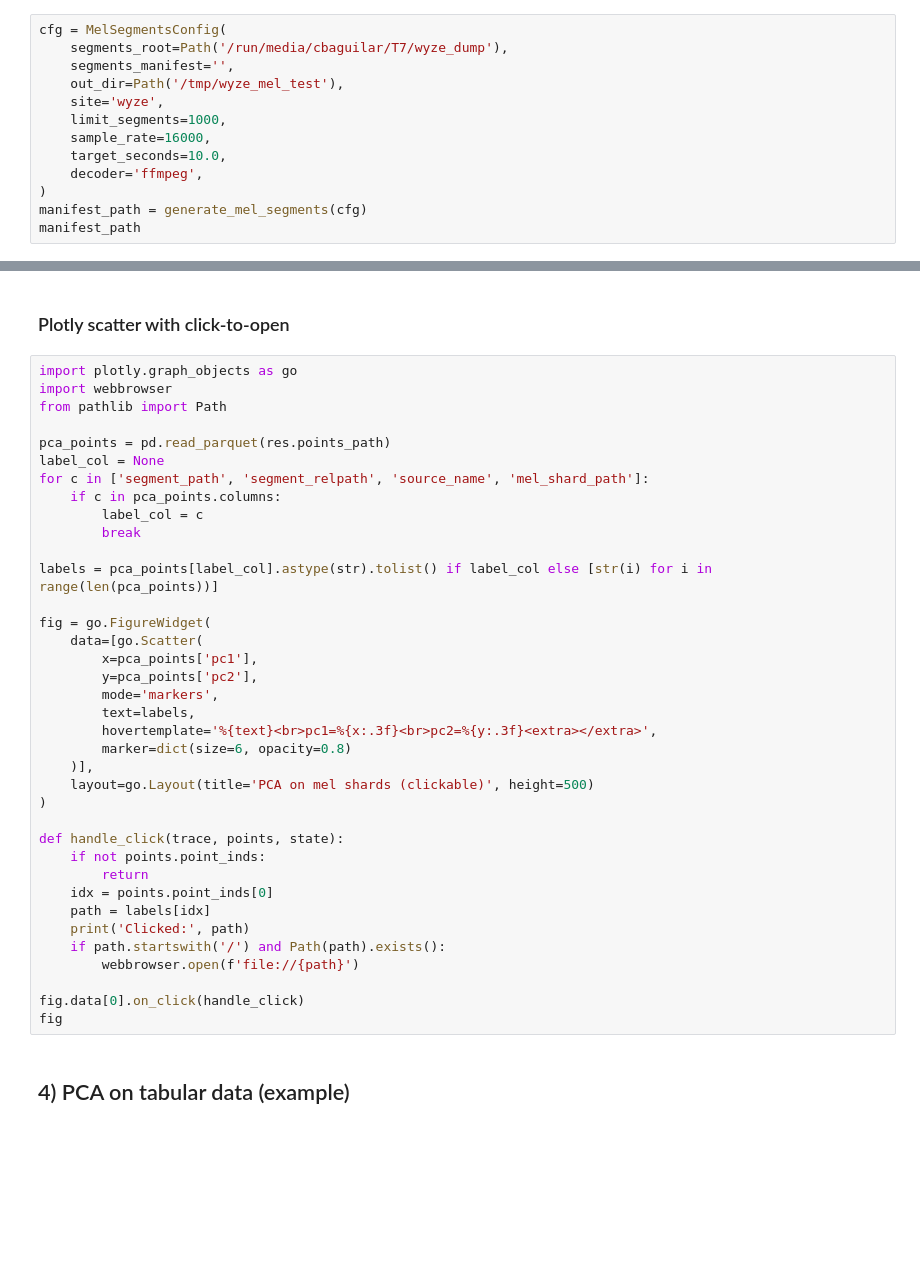
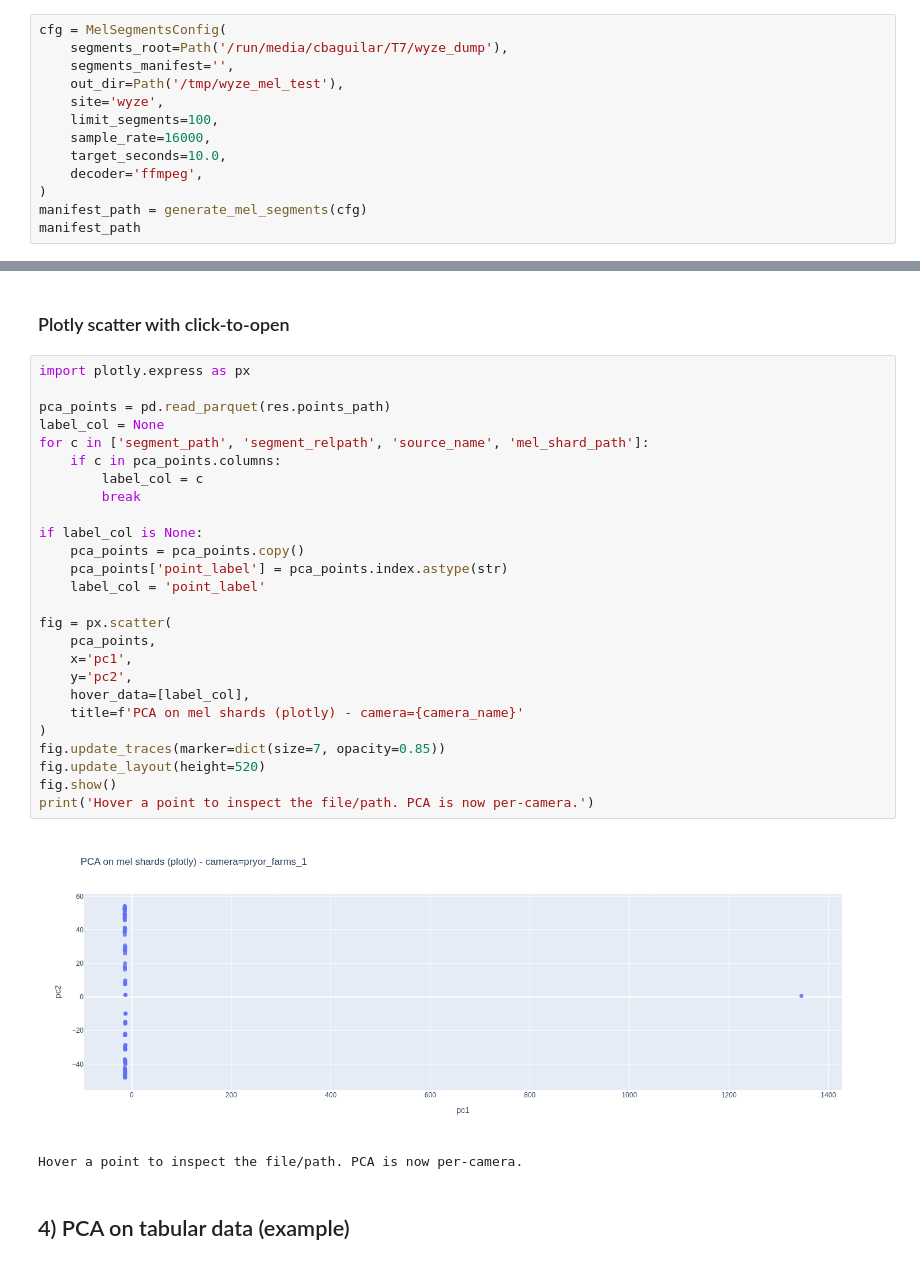
Before and after one commit to cbaguilar/svwatergo, a Jupyter notebook: python/ml/docs/ML_Pipeline_Quickstart.ipynb, the cells around one changed output, grey strips where cells are left out. Drawn from its saved outputs; the diff is of its cells as text; blank space fills up the shorter version.

```diff
--- a/python/ml/docs/ML_Pipeline_Quickstart.ipynb
+++ b/python/ml/docs/ML_Pipeline_Quickstart.ipynb
@@ -29,7 +31,7 @@ cfg = MelSegmentsConfig(
     segments_manifest='',
     out_dir=Path('/tmp/wyze_mel_test'),
     site='wyze',
-    limit_segments=1000,
+    limit_segments=100,
     sample_rate=16000,
     target_seconds=10.0,
     decoder='ffmpeg',
@@ -46,42 +77,34 @@ res
 # %% [markdown]
 ### Plotly scatter with click-to-open
 # %%
-import plotly.graph_objects as go
-import webbrowser
-from pathlib import Path
+import plotly.express as px
 
 pca_points = pd.read_parquet(res.points_path)
 label_col = None
 for c in ['segment_path', 'segment_relpath', 'source_name', 'mel_shard_path']:
     if c in pca_points.columns:
         label_col = c
         break
 
-labels = pca_points[label_col].astype(str).tolist() if label_col else [str(i) for i in range(len(pca_points))]
+if label_col is None:
+    pca_points = pca_points.copy()
+    pca_points['point_label'] = pca_points.index.astype(str)
+    label_col = 'point_label'
 
-fig = go.FigureWidget(
-    data=[go.Scatter(
-        x=pca_points['pc1'],
-        y=pca_points['pc2'],
-        mode='markers',
-        text=labels,
-        hovertemplate='%{text}<br>pc1=%{x:.3f}<br>pc2=%{y:.3f}<extra></extra>',
-        marker=dict(size=6, opacity=0.8)
-    )],
-    layout=go.Layout(title='PCA on mel shards (clickable)', height=500)
+fig = px.scatter(
+    pca_points,
+    x='pc1',
+    y='pc2',
+    hover_data=[label_col],
+    title=f'PCA on mel shards (plotly) - camera={camera_name}'
 )
-
-def handle_click(trace, points, state):
-    if not points.point_inds:
-        return
-    idx = points.point_inds[0]
-    path = labels[idx]
-    print('Clicked:', path)
-    if path.startswith('/') and Path(path).exists():
-        webbrowser.open(f'file://{path}')
-
-fig.data[0].on_click(handle_click)
-fig
+fig.update_traces(marker=dict(size=7, opacity=0.85))
+fig.update_layout(height=520)
+fig.show()
+print('Hover a point to inspect the file/path. PCA is now per-camera.')
+# %% [output]
+[figure, added]
+Hover a point to inspect the file/path. PCA is now per-camera.
 # %% [markdown]
 ## 4) PCA on tabular data (example)
 # %%
```
Also changed, not shown: parts of 3 cells of this notebook, 7 other files.
